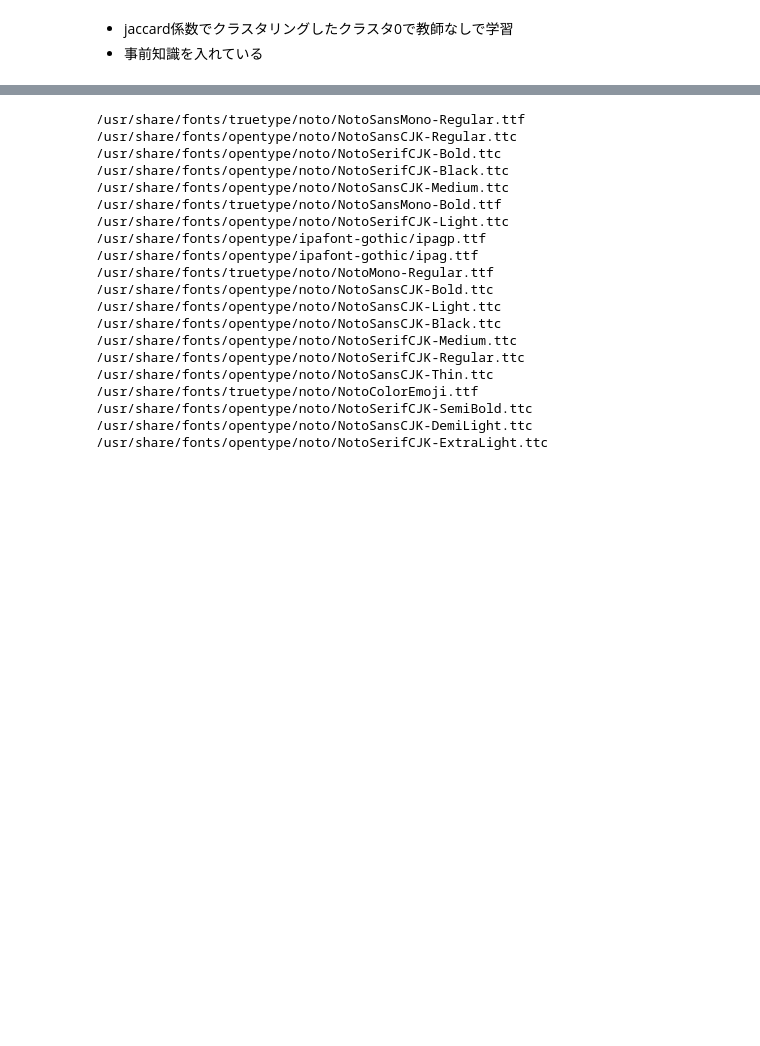
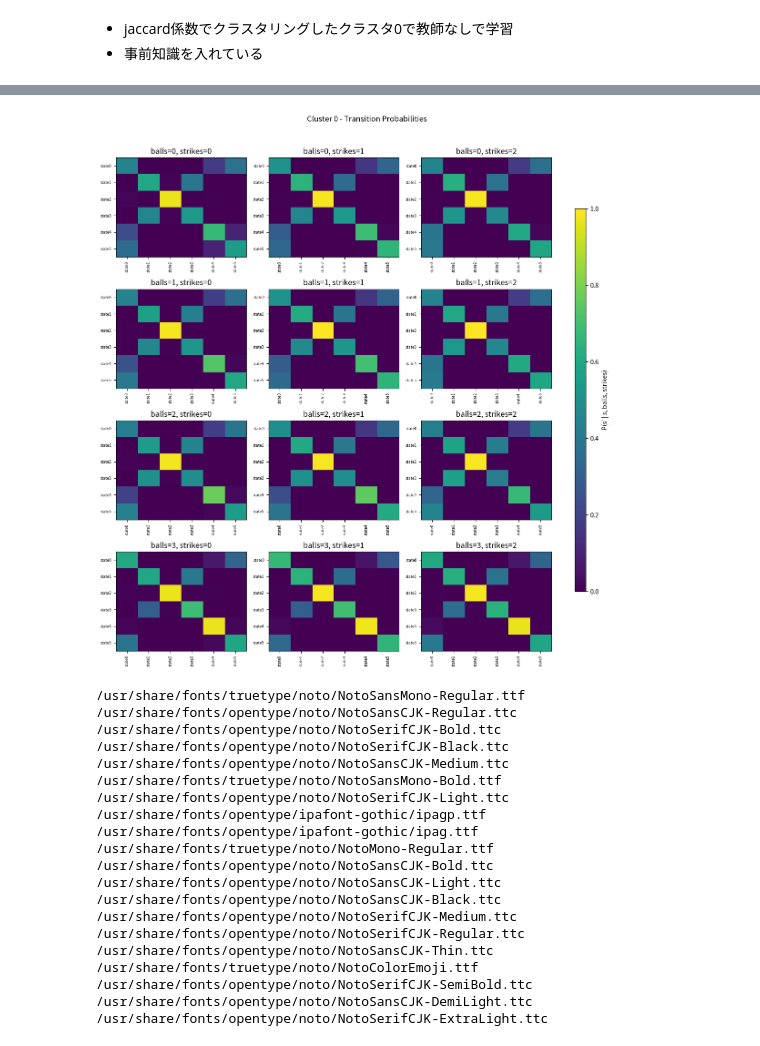
Before and after one commit to c0b220354a/kenkyu, a Jupyter notebook: IOHMM_pitch_cluster_unsup.ipynb, the cells around one changed output, grey strips where cells are left out. Drawn from its saved outputs; the diff is of its cells as text; code cells hidden in the pictures; blank space fills up the shorter version.

```diff
--- a/IOHMM_pitch_cluster_unsup.ipynb
+++ b/IOHMM_pitch_cluster_unsup.ipynb
@@ -341,7 +343,7 @@ cluster_list = [0]  # すべてやりたいときは range(29) など
 covs = [(b, s) for b in range(4) for s in range(3)]  # 4×3 = 12パターン
 
 for cluster in cluster_list:
-    model_dir = f"iohmm_cluster_{cluster}_with_prior"
+    model_dir = f"iohmm_cluster_{cluster}_with_prior_6"
     model_fp = os.path.join(model_dir, "model.pkl")
     enc_fp   = os.path.join(model_dir, "encoders.pkl")
 
@@ -363,33 +365,35 @@ for cluster in cluster_list:
     state_labels = [f"state{st}" for st in state_ids]
 
     # グリッド図
     fig, axes = plt.subplots(4, 3, figsize=(12, 12))
     fig.suptitle(f"Cluster {cluster} - Transition Probabilities", y=1.02)
 
     for idx, (b, s) in enumerate(covs):
         ax = axes.flat[idx]
 
         x_input = encs["ohe_input"].transform([[b, s]])  # 条件をone-hotでエンコード
 
         # 各状態から次状態への遷移確率
         trans_mat = np.vstack([
             np.exp(shmm_loaded.model_transition[st].predict_log_proba(x_input))
             for st in state_ids
         ])
 
         im = ax.imshow(trans_mat, vmin=0, vmax=1, aspect='auto', cmap=cm.viridis)
         ax.set_title(f"balls={b}, strikes={s}")
         ax.set_xticks(state_ids)
         ax.set_yticks(state_ids)
         # X/Y 共に隠れ状態ラベルを表示
         ax.set_xticklabels(state_labels, rotation=90, fontsize=6)
         ax.set_yticklabels(state_labels,           fontsize=6)
 
     # 共通カラーバー
     cbar_ax = fig.add_axes([0.88, 0.15, 0.02, 0.7])
     fig.colorbar(im, cax=cbar_ax, label="P(s' | s, balls, strikes)")
     plt.tight_layout(rect=[0, 0, 0.85, 1.0])
     plt.show()
+# %% [output]
+[figure, added]
 # %%
 import matplotlib.font_manager as fm
 
```
Also changed, not shown: parts of 7 cells of this notebook, 1 other file.
